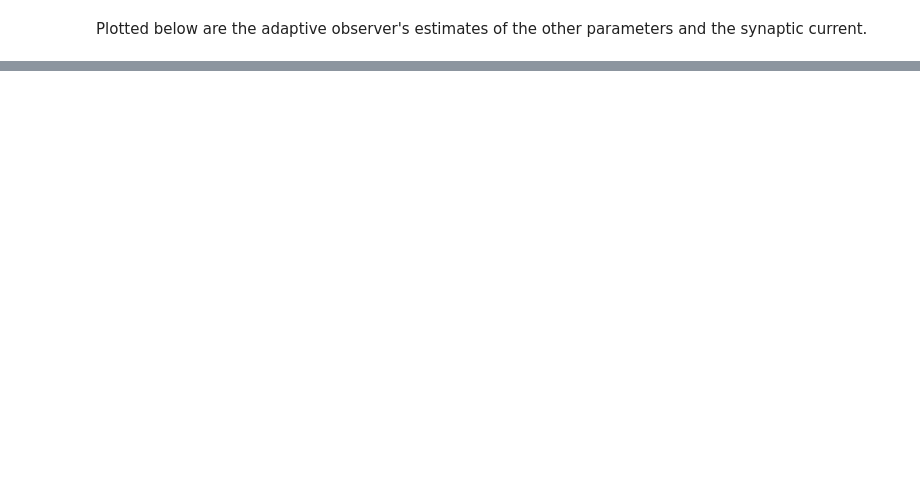
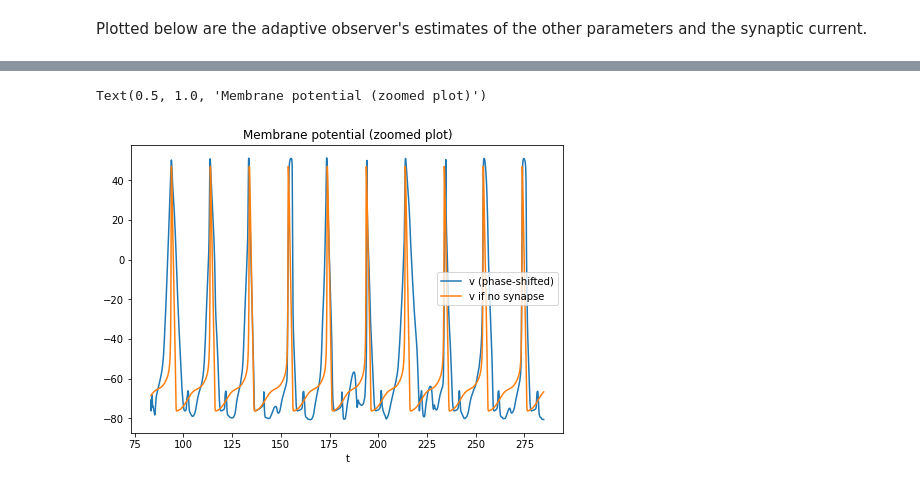
Before and after one commit to RJZS/adaptive-conductance-control, a Jupyter notebook: HH neuron rejecting HH neuron.ipynb, the cells around one changed output, grey strips where cells are left out. Drawn from its saved outputs; the diff is of its cells as text; code cells hidden in the pictures; blank space fills up the shorter version.

```diff
--- a/HH neuron rejecting HH neuron.ipynb
+++ b/HH neuron rejecting HH neuron.ipynb
@@ -158,0 +178,13 @@ Text(0.5, 1.0, 'I_syn (neglecting transient)')
+# %%
+plt10 = plt.figure(); plt10ax = plt10.add_axes([0,0,1,1])
+
+zoom_idx = 10000
+
+plt10ax.plot(t_trunc[:zoom_idx],v_trunc[:zoom_idx])
+plt10ax.plot(t_trunc[:zoom_idx],v_nosyn_trunc[:zoom_idx])
+plt10ax.set_xlabel("t")
+plt10ax.legend(["v (phase-shifted)", "v if no synapse"])
+plt10ax.set_title("Membrane potential (zoomed plot)")
+# %% [output]
+Text(0.5, 1.0, 'Membrane potential (zoomed plot)')
+[figure, added]
```
Also changed, not shown: parts of 7 cells of this notebook.
